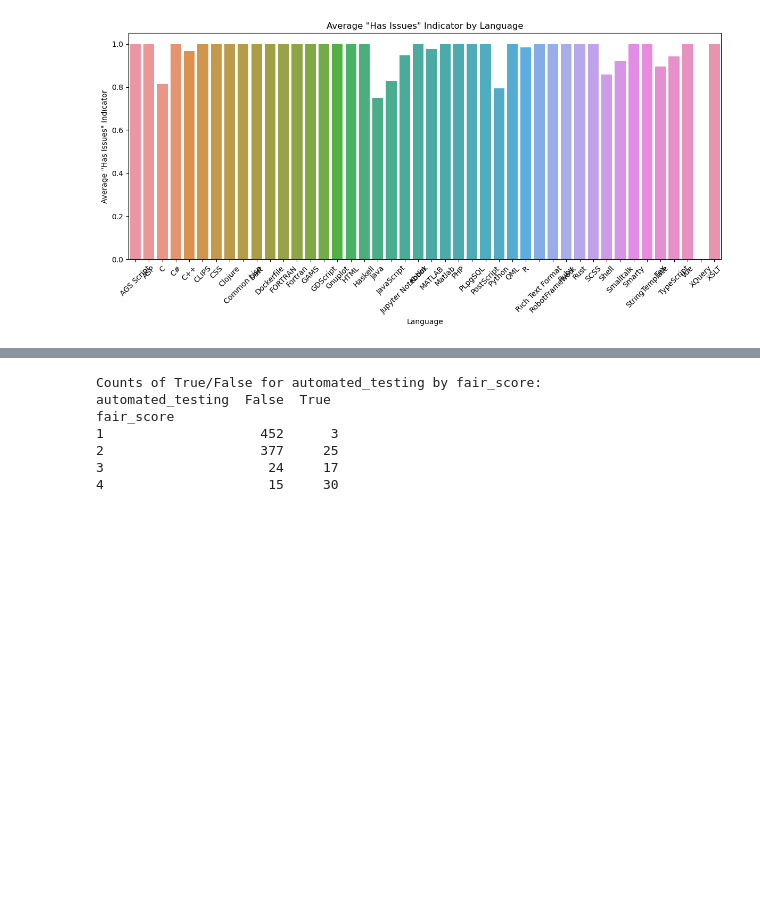
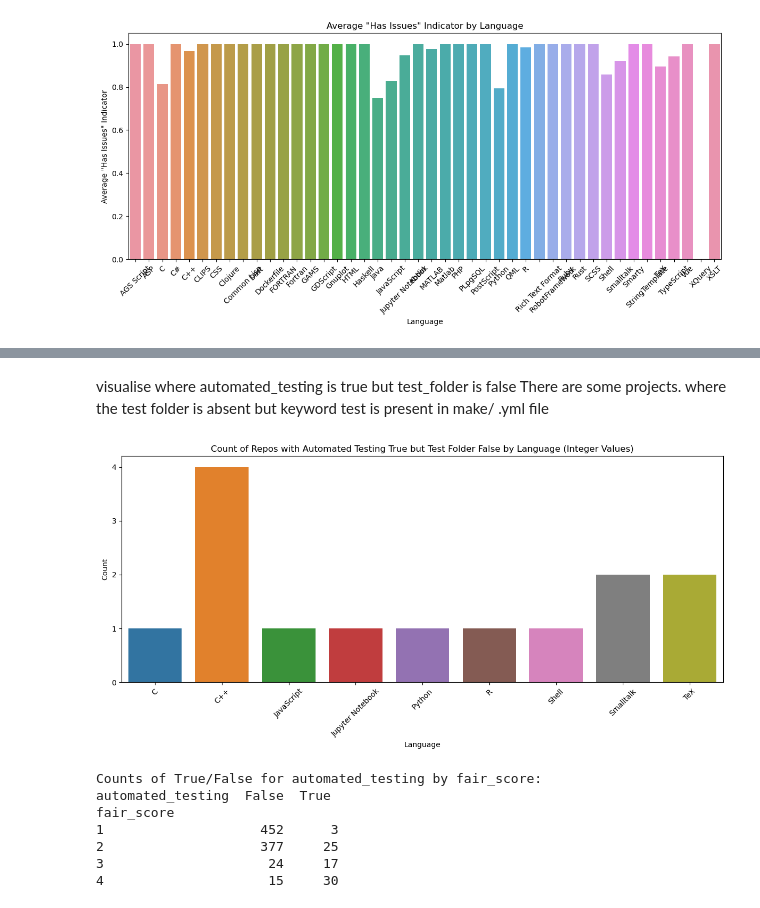
Before and after one commit to Software-Engineering-Group-UP/FAIR-test, a Jupyter notebook: Data_Collection/results/analysis_potsdam.ipynb, the cells around one changed output, grey strips where cells are left out. Cells and saved outputs as stored; diff of their text form; code cells hidden in the pictures; blank space fills up the shorter version.

```diff
--- a/Data_Collection/results/analysis_potsdam.ipynb
+++ b/Data_Collection/results/analysis_potsdam.ipynb
@@ -286,3 +370,29 @@ Feel f
+# %% [markdown]
+visualise where automated_testing is true but test_folder is false
+There are some projects. where the test folder is absent but keyword test is present in make/ .yml file
+# %%
+# Filter the DataFrame where 'automated_testing' is True but 'test_folder' is False
+df_filtered_auto_true_test_false = df[df['automated_testing'] & ~df['test_folder']]
+
+# Count the occurrences of each language under these conditions
+count_by_lang_auto_true_test_false = df_filtered_auto_true_test_false.groupby('language').size().reset_index(name='Count')
+
+
+# Adjust the visualization to show only integer tick labels on the y-axis
+plt.figure(figsize=(12, 6))
+ax = sns.barplot(x='language', y='Count', data=count_by_lang_auto_true_test_false)
+plt.title('Count of Repos with Automated Testing True but Test Folder False by Language (Integer Values)')
+plt.xlabel('Language')
+plt.ylabel('Count')
+plt.xticks(rotation=45)
+
+# Set y-ticks to integer values
+ax.yaxis.set_major_locator(plt.MaxNLocator(integer=True))
+
+plt.tight_layout()
+plt.show()
+# %% [output]
+[figure, added]
 # %%
 import pandas as pd
 import matplotlib.pyplot as plt
```
Also changed, not shown: parts of 15 cells of this notebook.
